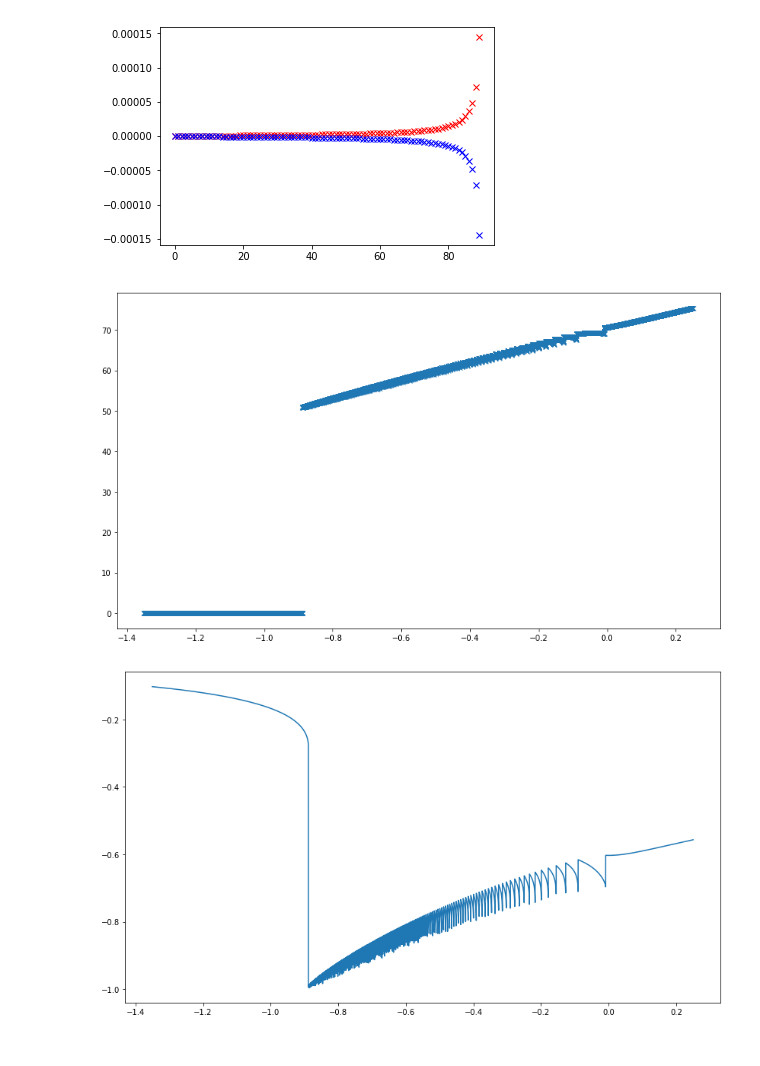
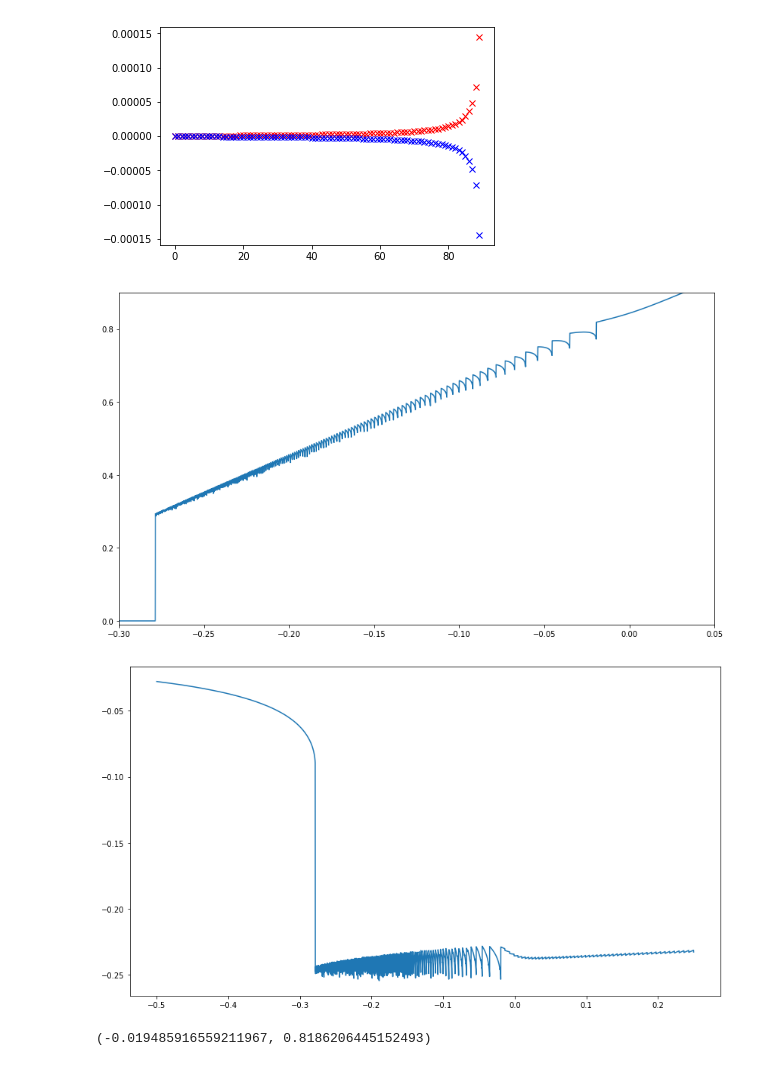
Before and after one commit to bwinkel/pycraf, a Jupyter notebook: notebooks/tmp.ipynb, the cells around one changed output. Cells and saved outputs as stored; diff of their text form; code cells hidden in the pictures.

Commit message:
implement a find_elevation func for atm raytracing based on basinhopper
this needs a lot more testing (and tests)

```diff
--- a/notebooks/tmp.ipynb
+++ b/notebooks/tmp.ipynb
@@ -9,12 +9,16 @@ from pycraf import conversions as cnv
 # %% [output]
 WARNING: AstropyDeprecationWarning: astropy.utils.compat.funcsigs is now deprecated - use inspect instead [astropy.utils.compat.funcsigs]
 # %%
-obs_alt = 100.1
-earth_radius = 6371.
+obs_alt_m = 100.1
+earth_radius = atm.EARTH_RADIUS
+freq_grid = [1] * apu.GHz
+atm_layers_cache = atm.atm_layers(freq_grid, atm.profile_highlat_winter)
+
 layer_angles = np.linspace(-0.001, 0.02, 361)
+radii = atm_layers_cache['radii']
+heights = atm_layers_cache['heights']
+ref_index = atm_layers_cache['ref_index']
 
-deltas = 0.0001 * np.exp(np.arange(900) / 100.)
-heights = np.cumsum(np.hstack([0., deltas]))
 
 plt.close()
 fig = plt.figure(figsize=(14, 8))
@@ -23,15 +27,15 @@ for r in earth_radius + heights:
 
 for elevation in np.linspace(-0.04, -0.01, 21):
 # for elevation in [0.88]:
-    path_params, _, _, _ = atm.atm._prepare_path(
-        elevation, obs_alt, atm.profile_highlat_winter,
+    path_params, _, _ = atm.atm._prepare_path(
+        elevation, obs_alt_m / 1000., radii, heights, ref_index
         # max_arc_length=0.134,
         # max_path_length=15.,
         )
     plt.plot(path_params.x_n, path_params.y_n - earth_radius, '-')
 
 plt.xlim((-0.1, 15.1))
-plt.ylim(((obs_alt - 12) / 1000, (obs_alt + 1) / 1000))
+plt.ylim(((obs_alt_m - 12) / 1000, (obs_alt_m + 1) / 1000))
 
 plt.title('Path propagation through layered atmosphere')
 plt.xlabel('Projected distance (km)')
@@ -55,14 +59,14 @@ plt.show()
 # %% [output]
 [figure]
 # %%
-obs_alt = 1000.  # m
-elevations = np.arange(-2.35, 1.25, 0.0001)
+# obs_alt_m = 1000.  # m
+elevations = np.arange(-0.5, 0.25, 0.0001)
 h_ends, refractions = [], []
 for elevation in elevations:
     ret = atm.atm._path_endpoint(
-        elevation, obs_alt, atm.profile_highlat_winter,
+        elevation, obs_alt_m / 1000., radii, heights, ref_index,
         # max_path_length=30,
-        max_arc_length=3,
+        max_arc_length=1,
         )
     (
         a_n, r_n, h_n, x_n, y_n, alpha_n, beta_n, delta_n, layer_idx,
@@ -73,13 +77,15 @@ for elevation in elevations:
     refractions.append(refraction)
 # %%
 fig = plt.figure(figsize=(14, 8))
-plt.plot(elevations, h_ends, 'x')
+plt.plot(elevations, h_ends, '-')
+plt.xlim((-0.3, 0.05))
+plt.ylim((-0.01, 0.9))
 plt.show()
 # %% [output]
-[figure, old version]
+[figure, new version]
 # %%
 fig = plt.figure(figsize=(14, 8))
 plt.plot(elevations, refractions, '-')
 plt.show()
 # %% [output]
-[figure, old version]
+[figure, new version]
@@ -85,0 +100,4 @@ plt.show()
+# %%
+elev_final, h_final
+# %% [output]
+(-0.019485916559211967, 0.8186206445152493)
```
Also changed, not shown: parts of 6 cells of this notebook, 2 other files.
